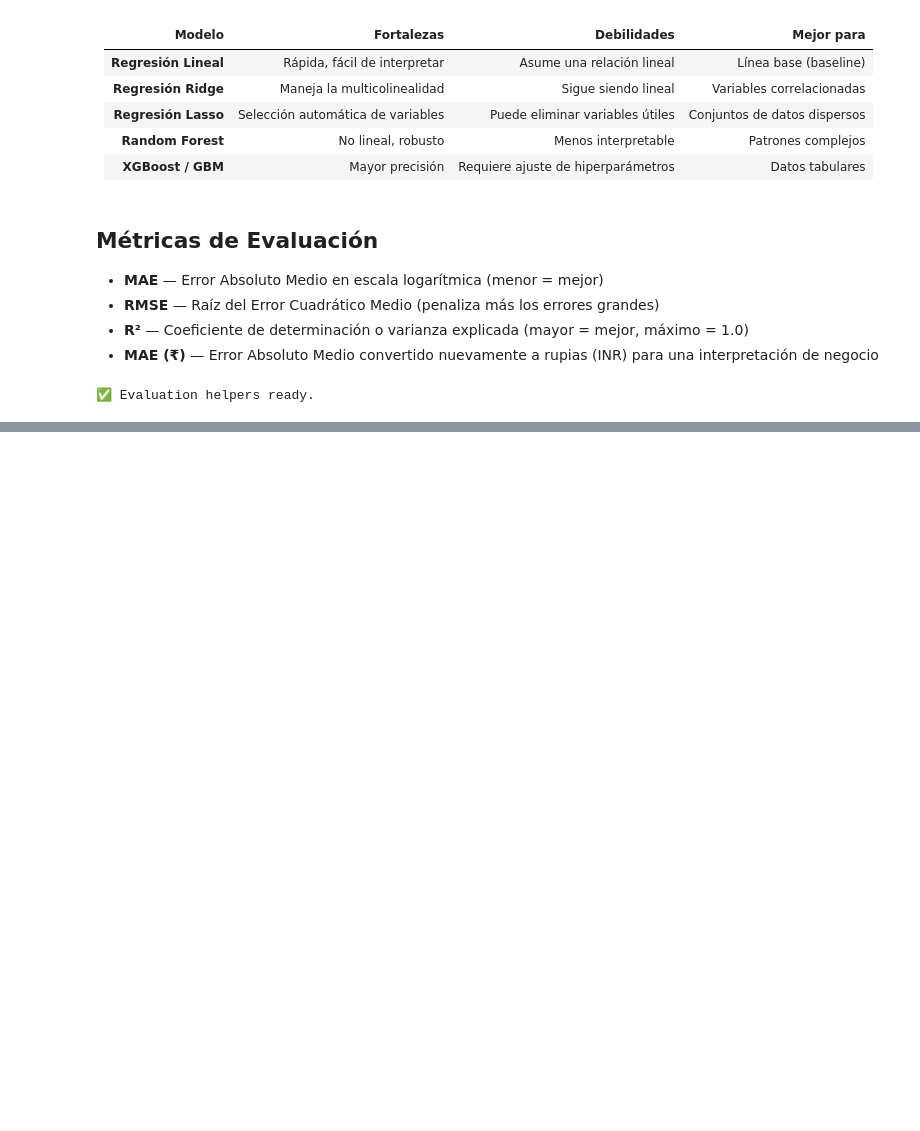
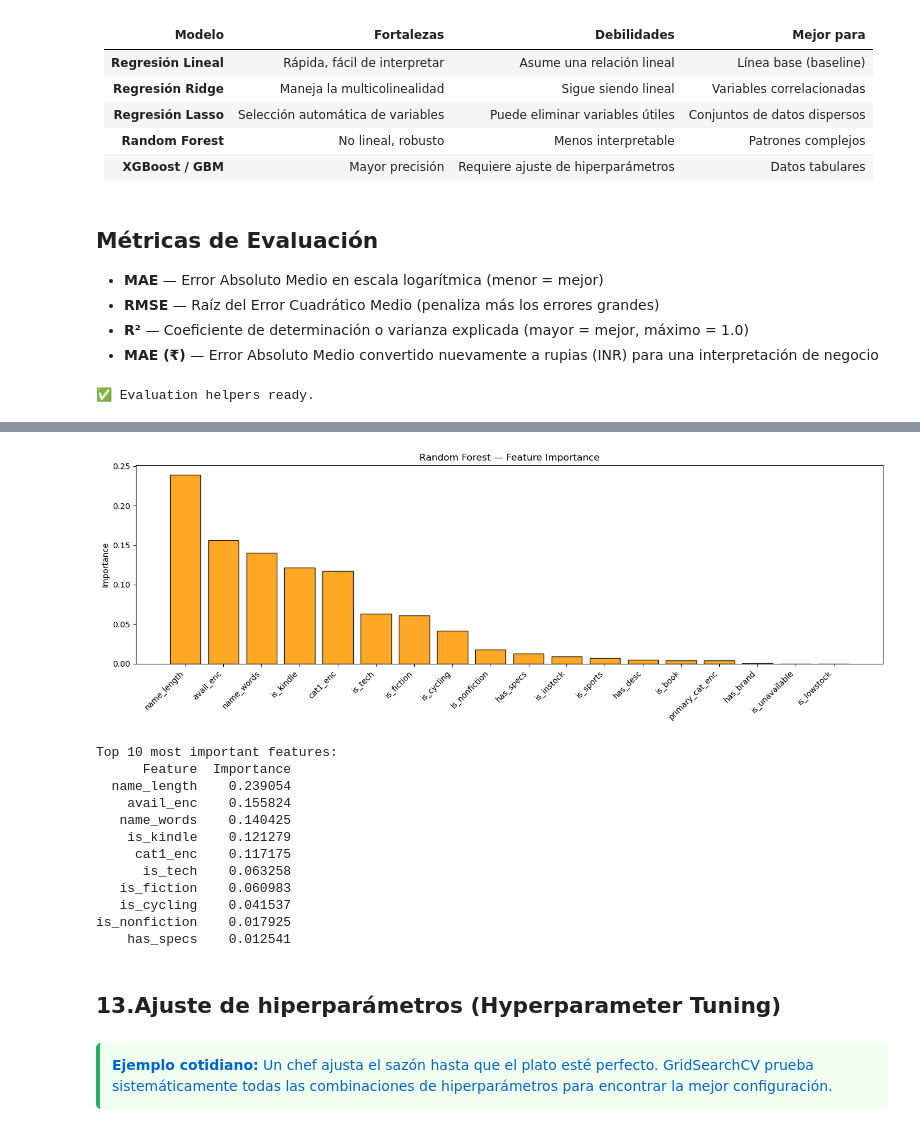
Before and after one commit to Karol-JanethGV/9AIEVND-ADND-Practicas-230323-2, a Jupyter notebook: Practica04/Practica04_230323.ipynb, the cells around one changed output, grey strips where cells are left out. Saved outputs shown, nothing was run; the diff lists cells and outputs as text; code cells hidden in the pictures; blank space fills up the shorter version.

Commit message:
Practica 04:modificaciones
add: Se agregaronlos archivos correspondientes a la practica con los ejercicios hasta el 14

```diff
--- a/Practica04/Practica04_230323.ipynb
+++ b/Practica04/Practica04_230323.ipynb
@@ -1038,0 +1253,35 @@ print('✅ Evaluation helpers ready.')
+# %%
+# Feature importance — Random Forest
+feat_imp = pd.DataFrame({
+    'Feature': FEATURE_COLS,
+    'Importance': rf.feature_importances_
+}).sort_values('Importance', ascending=False)
+
+plt.figure(figsize=(14, 5))
+plt.bar(feat_imp['Feature'], feat_imp['Importance'],
+        color='#FF9900', edgecolor='black', alpha=0.85)
+plt.title('Random Forest — Feature Importance')
+plt.ylabel('Importance'); plt.xticks(rotation=45, ha='right')
+plt.tight_layout(); plt.show()
+
+print('Top 10 most important features:')
+print(feat_imp.head(10).to_string(index=False))
+# %% [output]
+[figure, added]
+Top 10 most important features:
+      Feature  Importance
+  name_length    0.239054
+    avail_enc    0.155824
+   name_words    0.140425
+    is_kindle    0.121279
+     cat1_enc    0.117175
+      is_tech    0.063258
+   is_fiction    0.060983
+   is_cycling    0.041537
+is_nonfiction    0.017925
+    has_specs    0.012541
+# %% [markdown]
+## 13.Ajuste de hiperparámetros (Hyperparameter Tuning) <a id='s13'></a>
+# %% [markdown]
+<div style="background:#f0fff0; padding:12px; border-left:4px solid #27ae60; border-radius:5px; color: #0066cc;">
+<b>Ejemplo cotidiano:</b> Un chef ajusta el sazón hasta que el plato esté perfecto. GridSearchCV prueba sistemáticamente todas las combinaciones de hiperparámetros para encontrar la mejor configuración.
```
Also changed, not shown: parts of 20 cells of this notebook.
